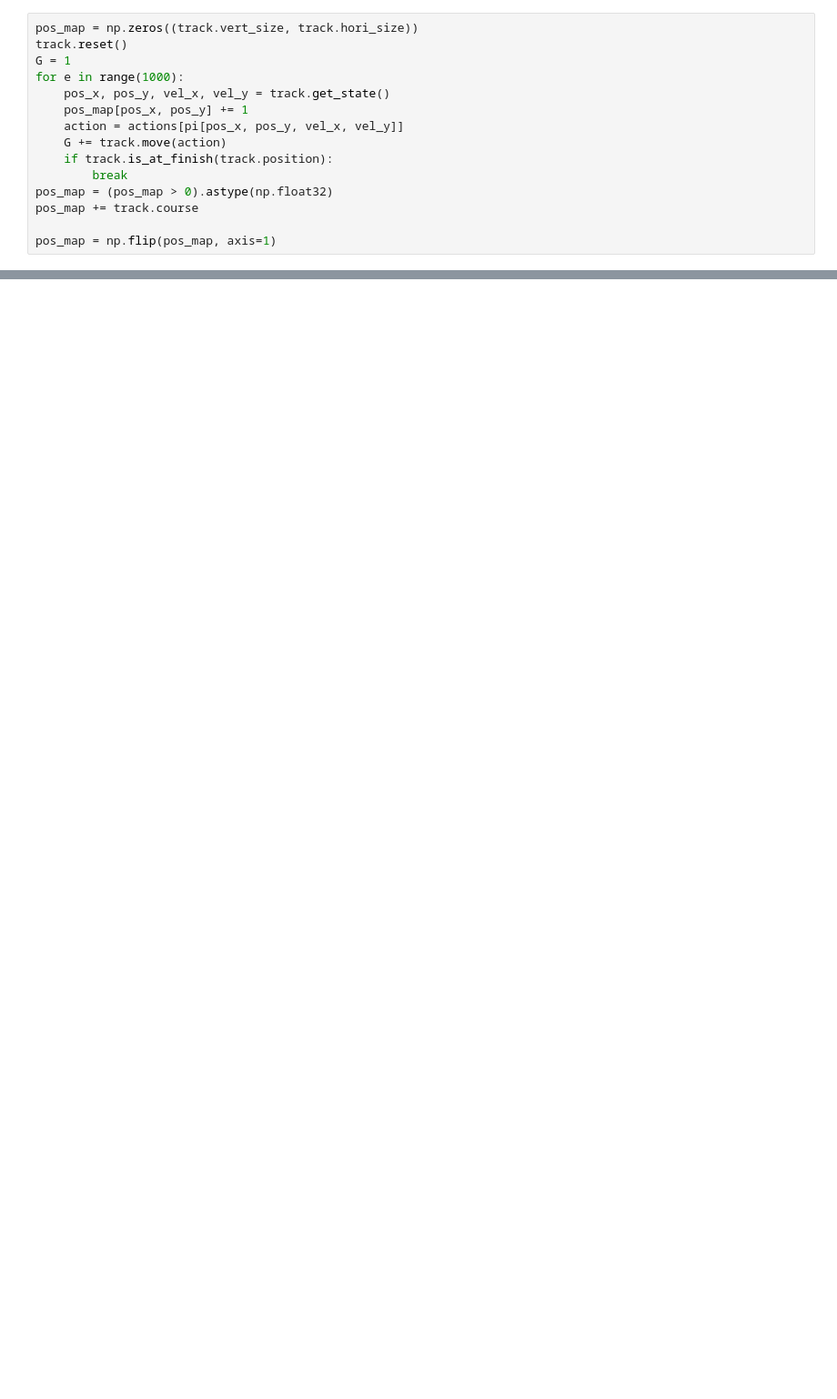
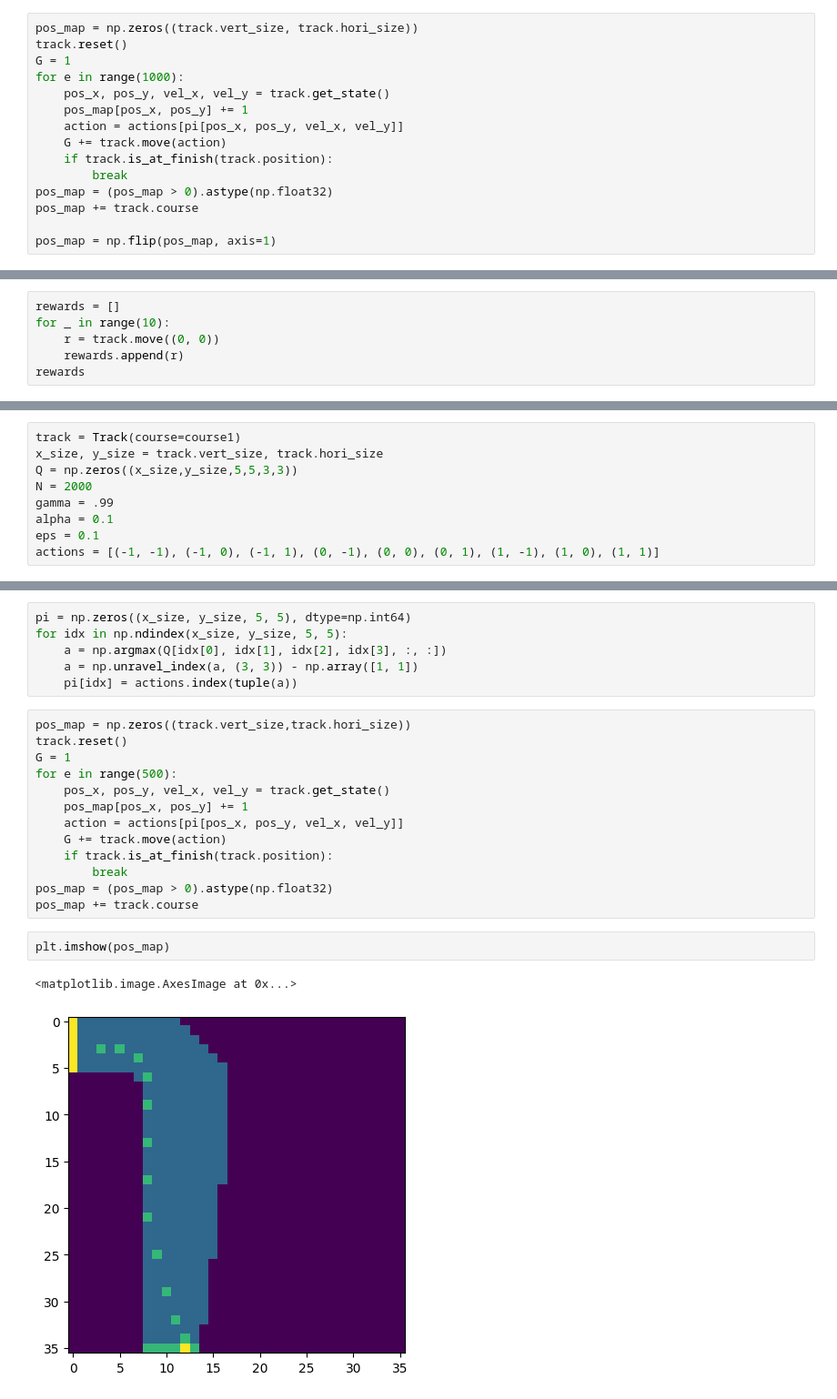
Before and after one commit to pnadelofficial/cs-0138-reinforcement-learning, a Jupyter notebook: assignment_3/testing.ipynb, the cells around one changed output, grey strips where cells are left out. Shown at 91% size. Cells and saved outputs as stored; diff of their text form; blank space fills up the shorter version.

```diff
--- a/assignment_3/testing.ipynb
+++ b/assignment_3/testing.ipynb
@@ -187,0 +325,6 @@ plt.imshow(pos_map)
+# %%
+rewards = []
+for _ in range(10):
+    r = track.move((0, 0))
+    rewards.append(r)
+rewards
@@ -187,0 +374,9 @@ plt.imshow(pos_map)
+# %%
+track = Track(course=course1)
+x_size, y_size = track.vert_size, track.hori_size
+Q = np.zeros((x_size,y_size,5,5,3,3))
+N = 2000
+gamma = .99
+alpha = 0.1
+eps = 0.1
+actions = [(-1, -1), (-1, 0), (-1, 1), (0, -1), (0, 0), (0, 1), (1, -1), (1, 0), (1, 1)]
@@ -187,0 +434,24 @@ plt.imshow(pos_map)
+# %%
+pi = np.zeros((x_size, y_size, 5, 5), dtype=np.int64)
+for idx in np.ndindex(x_size, y_size, 5, 5):
+    a = np.argmax(Q[idx[0], idx[1], idx[2], idx[3], :, :])
+    a = np.unravel_index(a, (3, 3)) - np.array([1, 1])
+    pi[idx] = actions.index(tuple(a))
+# %%
+pos_map = np.zeros((track.vert_size,track.hori_size))
+track.reset()
+G = 1
+for e in range(500):
+    pos_x, pos_y, vel_x, vel_y = track.get_state()
+    pos_map[pos_x, pos_y] += 1
+    action = actions[pi[pos_x, pos_y, vel_x, vel_y]]
+    G += track.move(action)
+    if track.is_at_finish(track.position):
+        break
+pos_map = (pos_map > 0).astype(np.float32)
+pos_map += track.course
+# %%
+plt.imshow(pos_map)
+# %% [output]
+<matplotlib.image.AxesImage at 0x...>
+[figure, added]
```
Also changed, not shown: parts of 34 cells of this notebook, 8 other files.
